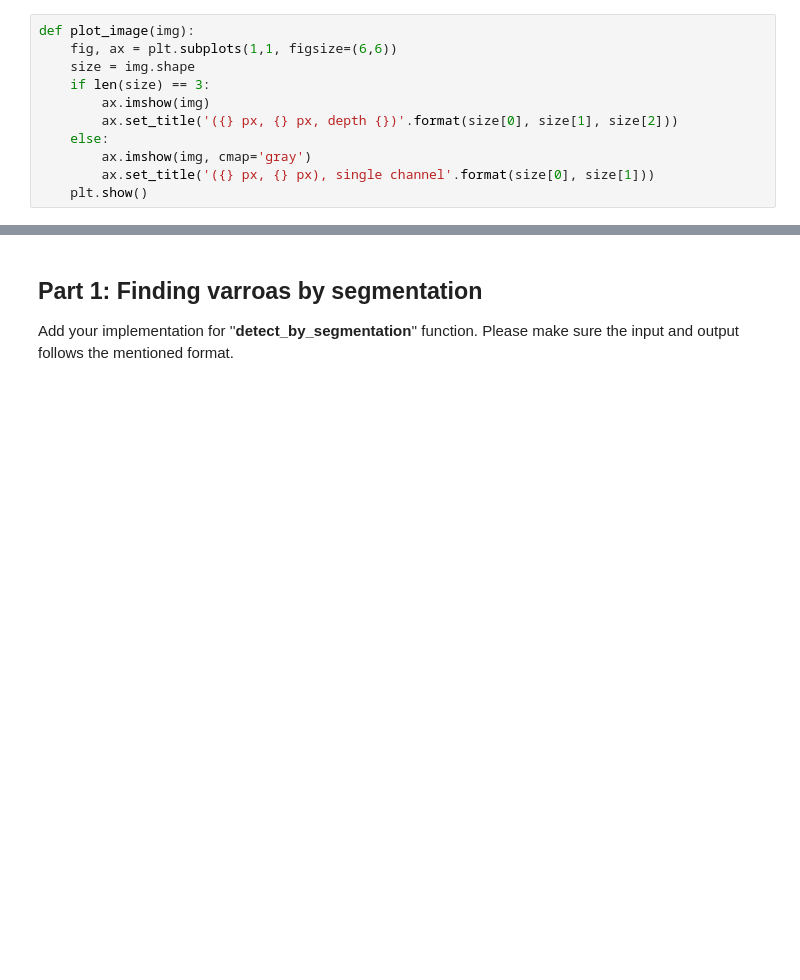
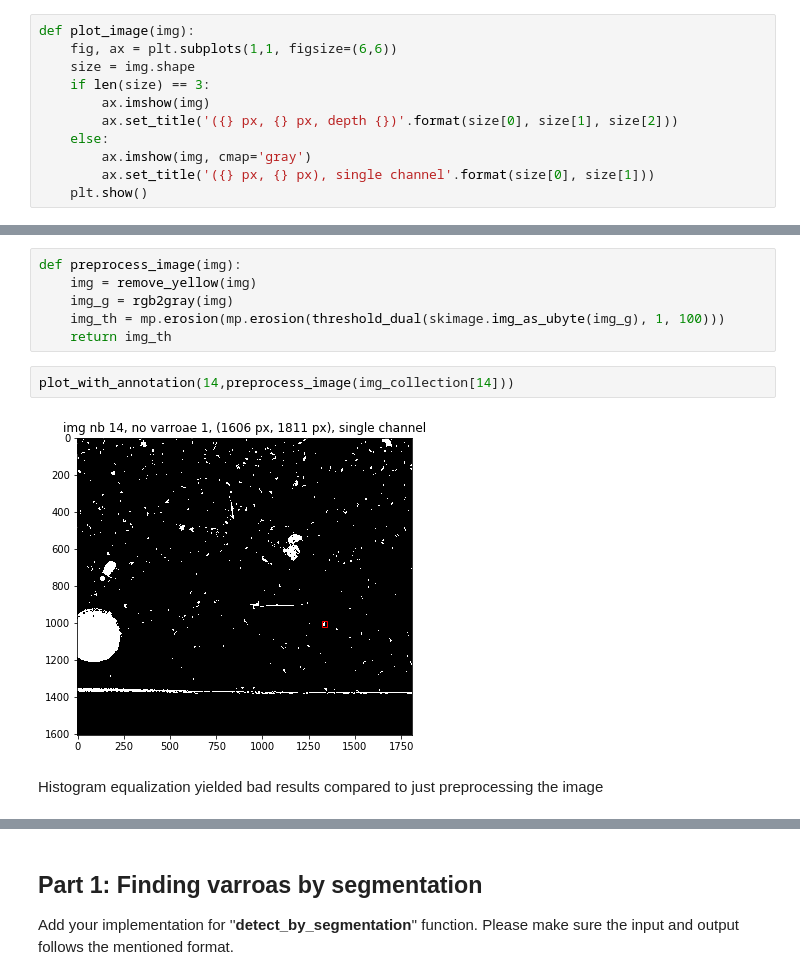
Before and after one commit to emmwel/img_an_pat_rec, a Jupyter notebook: project/special_project.ipynb, the cells around one changed output, grey strips where cells are left out. Cells and saved outputs as stored; diff of their text form; blank space fills up the shorter version.

```diff
--- a/project/special_project.ipynb
+++ b/project/special_project.ipynb
@@ -101,0 +255,12 @@ def plot_with_annotation(img_nb):
+# %%
+def preprocess_image(img):
+    img = remove_yellow(img)
+    img_g = rgb2gray(img)
+    img_th = mp.erosion(mp.erosion(threshold_dual(skimage.img_as_ubyte(img_g), 1, 100)))
+    return img_th
+# %%
+plot_with_annotation(14,preprocess_image(img_collection[14]))
+# %% [output]
+[figure, added]
+# %% [markdown]
+Histogram equalization yielded bad results compared to just preprocessing the image
```
Also changed, not shown: parts of 27 cells of this notebook.
